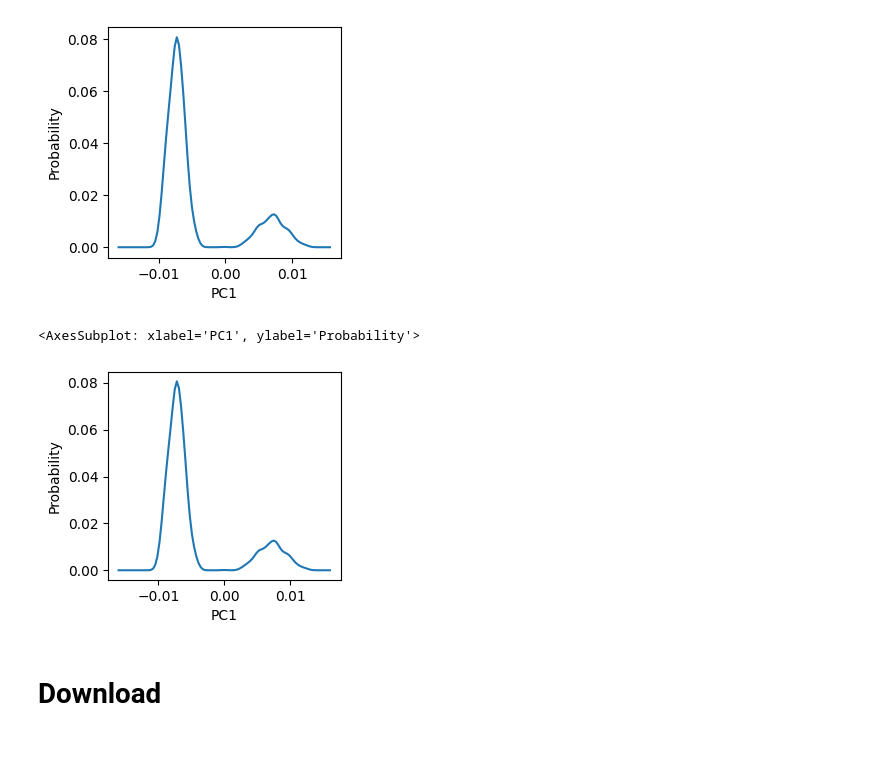
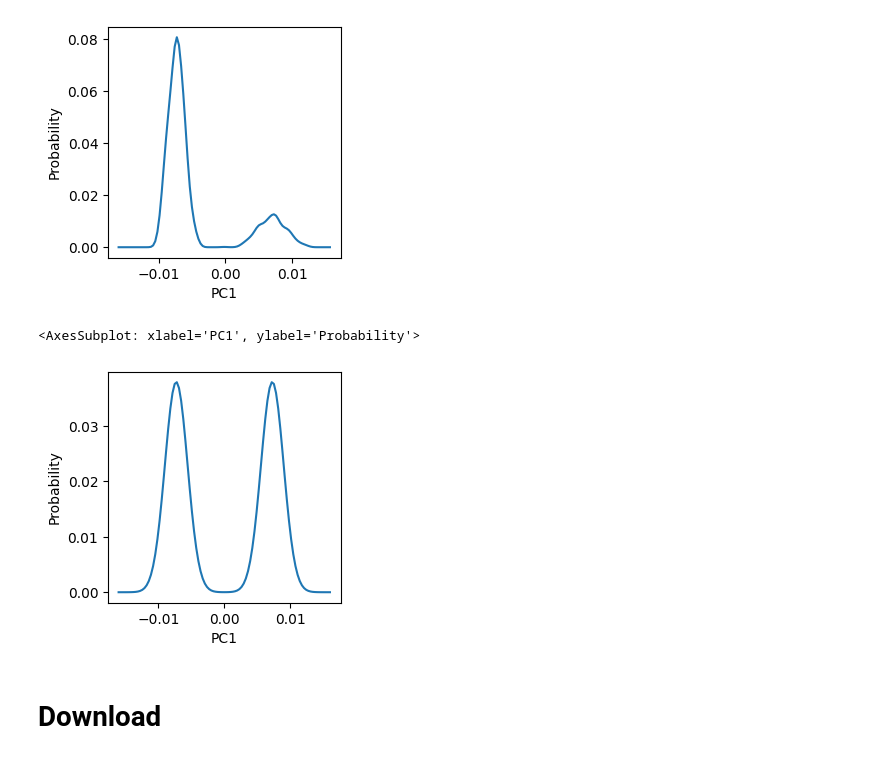
Before and after one commit to Rita-Ann-Roessner/OlivesCompiler, a Jupyter notebook: Monitor.ipynb, the cells around one changed output. Cells and saved outputs as stored; diff of their text form; code cells hidden in the pictures.

```diff
--- a/Monitor.ipynb
+++ b/Monitor.ipynb
@@ -186,13 +186,24 @@ np.save('user/ref_data/target.npy', arr)
 # %% [output]
 [figure]
 # %%
-fig, ax = plt.subplots(1, 1, figsize=(3,2.7))
-target = np.load('user/ref_data/target.npy',)
-df = pd.DataFrame(target, columns=['PC1', 'Probability'])
+# agonist target
+smoothed_hist = np.load('/mnt/DATA20To/rita/250804_cg_compiler_1D-metaD_2states_ghrelin-bound/cg-compiler/user/data/ref_data/PROT/target_hist_1D.npy')
+
+grid_min = [-0.016]  # Min values for the 2D grid
+grid_max = [0.016]  # Max values for the 2D grid
+num_points = [99]  # Number of points in the grid (X and Y dimensions)
+
+x_grid = np.linspace(grid_min[0], grid_max[0], num_points[0])
+arr = np.stack((x_grid, smoothed_hist), axis=1)
+np.save('user/ref_data/target.npy', arr)
+
+df = pd.DataFrame(arr, columns=['PC1', 'Probability'])
+
+fig, ax = plt.subplots(figsize=(3,3))
 sns.lineplot(df, x='PC1', y='Probability', ax=ax)
 # %% [output]
 <AxesSubplot: xlabel='PC1', ylabel='Probability'>
-[figure, old version]
+[figure, new version]
 # %% [markdown]
 # Download
 # %%
```
Also changed, not shown: parts of 4 cells of this notebook, 21 other files.
